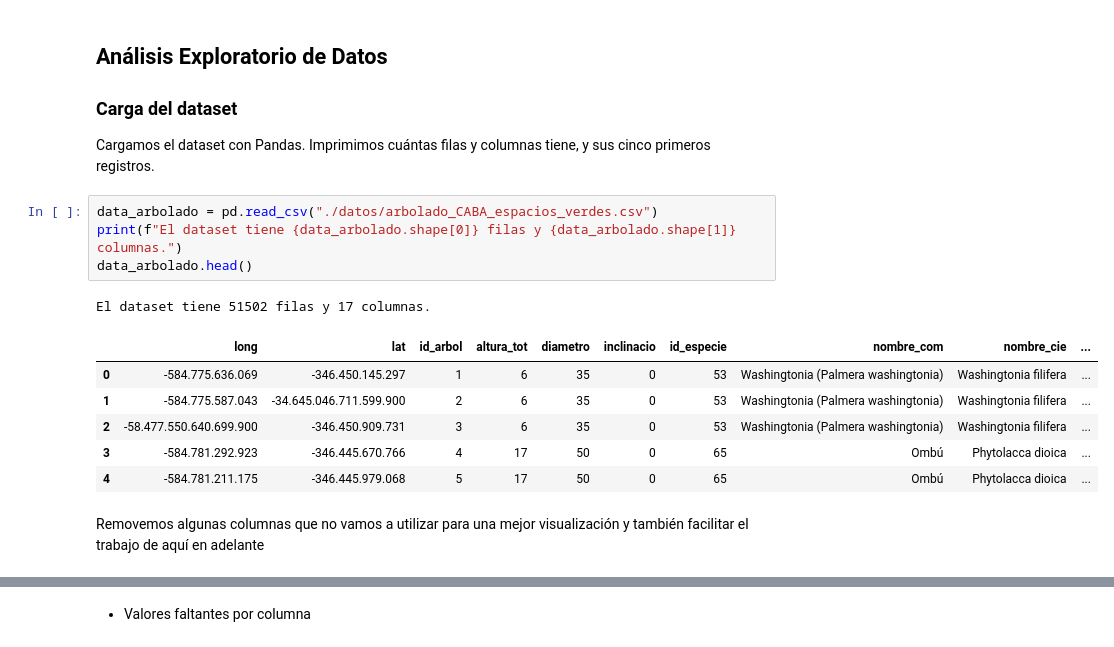
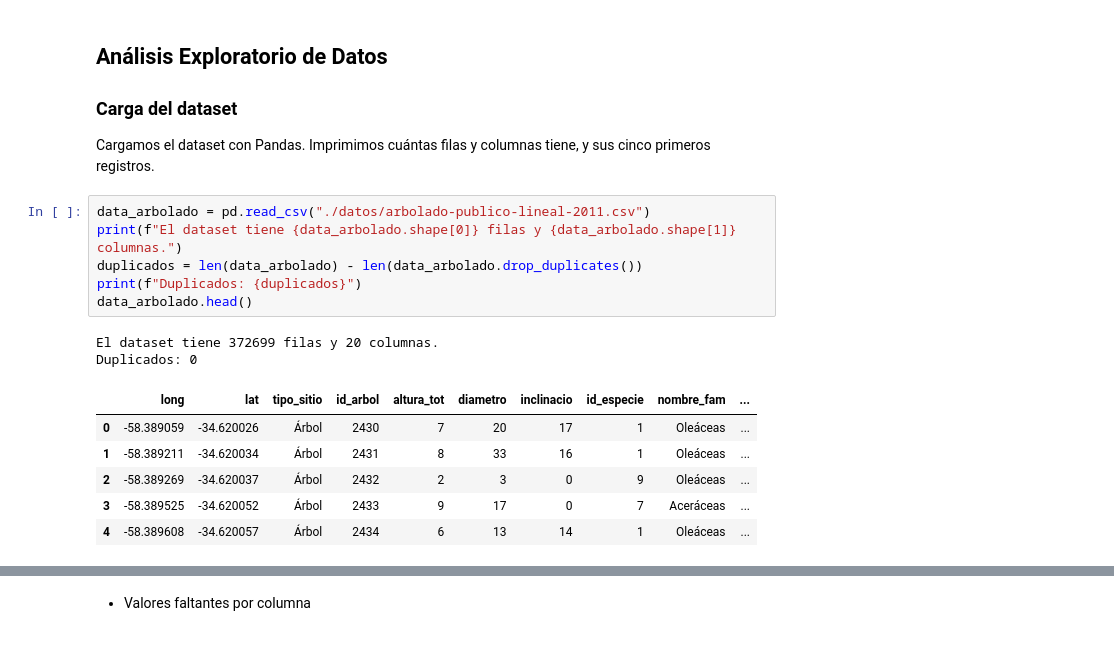
Before and after one commit to joregat/Proyecto-Piloto, a Jupyter notebook: main.ipynb, the cells around one changed output, grey strips where cells are left out. Saved outputs shown, nothing was run; the diff lists cells and outputs as text.

```diff
--- a/main.ipynb
+++ b/main.ipynb
@@ -18,16 +19,17 @@ import numpy as np
 ### Carga del dataset
 Cargamos el dataset con Pandas. Imprimimos cuántas filas y columnas tiene, y sus cinco primeros registros.
 # %%
-data_arbolado = pd.read_csv("./datos/arbolado_CABA_espacios_verdes.csv")
+data_arbolado = pd.read_csv("./datos/arbolado-publico-lineal-2011.csv")
 print(f"El dataset tiene {data_arbolado.shape[0]} filas y {data_arbolado.shape[1]} columnas.")
+duplicados = len(data_arbolado) - len(data_arbolado.drop_duplicates())
+print(f"Duplicados: {duplicados}")
 data_arbolado.head()
 # %% [output]
-El dataset tiene 51502 filas y 17 columnas.
+El dataset tiene 372699 filas y 20 columnas.
+Duplicados: 0
-|  | long | lat | id_arbol | altura_tot | diametro | inclinacio | id_especie | nombre_com | nombre_cie | ... |
-| 0 | -584.775.636.069 | -346.450.145.297 | 1 | 6 | 35 | 0 | 53 | Washingtonia (Palmera washingtonia) | Washingtonia filifera | ... |
-| 1 | -584.775.587.043 | -34.645.046.711.599.900 | 2 | 6 | 35 | 0 | 53 | Washingtonia (Palmera washingtonia) | Washingtonia filifera | ... |
-| 2 | -58.477.550.640.699.900 | -346.450.909.731 | 3 | 6 | 35 | 0 | 53 | Washingtonia (Palmera washingtonia) | Washingtonia filifera | ... |
-| 3 | -584.781.292.923 | -346.445.670.766 | 4 | 17 | 50 | 0 | 65 | Ombú | Phytolacca dioica | ... |
-| 4 | -584.781.211.175 | -346.445.979.068 | 5 | 17 | 50 | 0 | 65 | Ombú | Phytolacca dioica | ... |
+|  | long | lat | tipo_sitio | id_arbol | altura_tot | diametro | inclinacio | id_especie | nombre_fam | ... |
+| 0 | -58.389059 | -34.620026 | Árbol | 2430 | 7 | 20 | 17 | 1 | Oleáceas | ... |
+| 1 | -58.389211 | -34.620034 | Árbol | 2431 | 8 | 33 | 16 | 1 | Oleáceas | ... |
+| 2 | -58.389269 | -34.620037 | Árbol | 2432 | 2 | 3 | 0 | 9 | Oleáceas | ... |
+| 3 | -58.389525 | -34.620052 | Árbol | 2433 | 9 | 17 | 0 | 7 | Aceráceas | ... |
+| 4 | -58.389608 | -34.620057 | Árbol | 2434 | 6 | 13 | 14 | 1 | Oleáceas | ... |
-# %% [markdown]
-Removemos algunas columnas que no vamos a utilizar para una mejor visualización y también facilitar el trabajo de aquí en adelante
```
Also changed, not shown: parts of 14 cells of this notebook, 4 other files.
